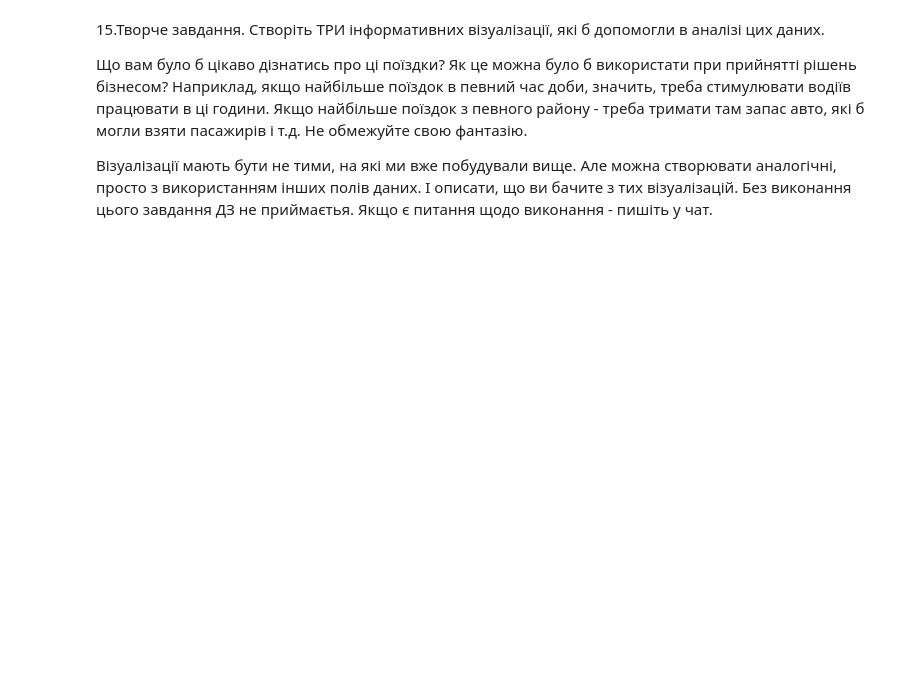
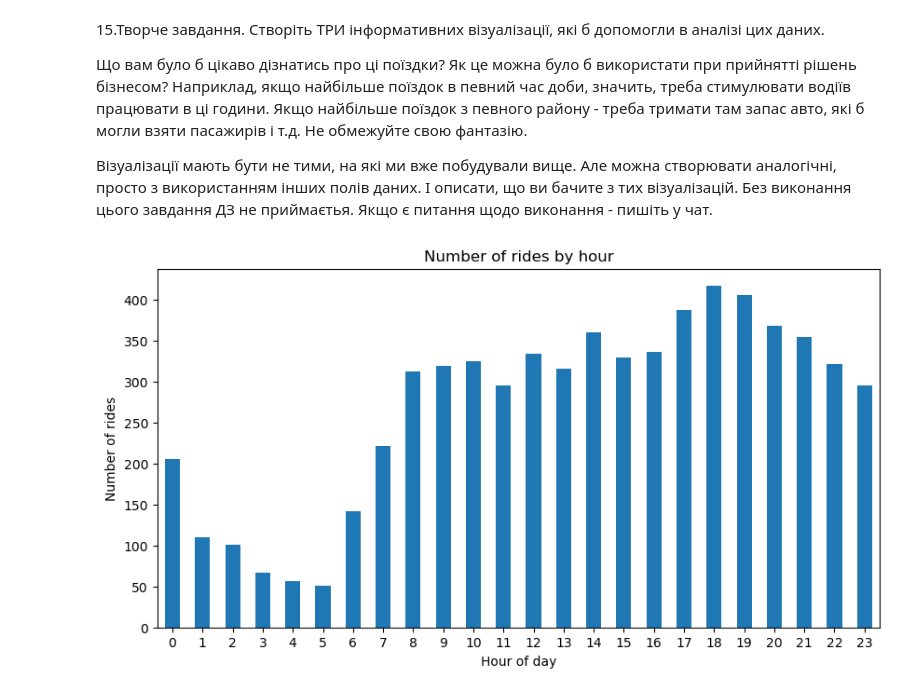
Before and after one commit to OlenaBabko/DataAnalytics_DataLovesAcademy, a Jupyter notebook: modul_11_additional/Additional_hw_5_Data_visualizations.ipynb, the cells around one changed output. Saved outputs shown, nothing was run; the diff lists cells and outputs as text; code cells hidden in the pictures; blank space fills up the shorter version.

```diff
--- a/modul_11_additional/Additional_hw_5_Data_visualizations.ipynb
+++ b/modul_11_additional/Additional_hw_5_Data_visualizations.ipynb
@@ -536,3 +557,18 @@ The `ci` parameter is deprecated. Use `errorbar='sd'` for the same effect.
 
 Візуалізації мають бути не тими, на які ми вже побудували вище. Але можна створювати аналогічні, просто з використанням інших полів даних. І описати, що ви бачите з тих візуалізацій.
 Без виконання цього завдання ДЗ не приймаєтья. Якщо є питання щодо виконання - пишіть у чат.
+# %%
+# 1. коли найбільший попит
+
+df_taxi_clean["pickup_hour"] = df_taxi_clean["pickup"].dt.hour
+
+rides_by_hour = df_taxi_clean.groupby("pickup_hour").size()
+
+rides_by_hour.plot(kind="bar", figsize=(10, 5), title="Number of rides by hour")
+plt.xlabel("Hour of day")
+plt.ylabel("Number of rides")
+plt.xticks(rotation=0)
+
+plt.show()
+# %% [output]
+[figure, added]
```
Also changed, not shown: parts of 7 cells of this notebook.
